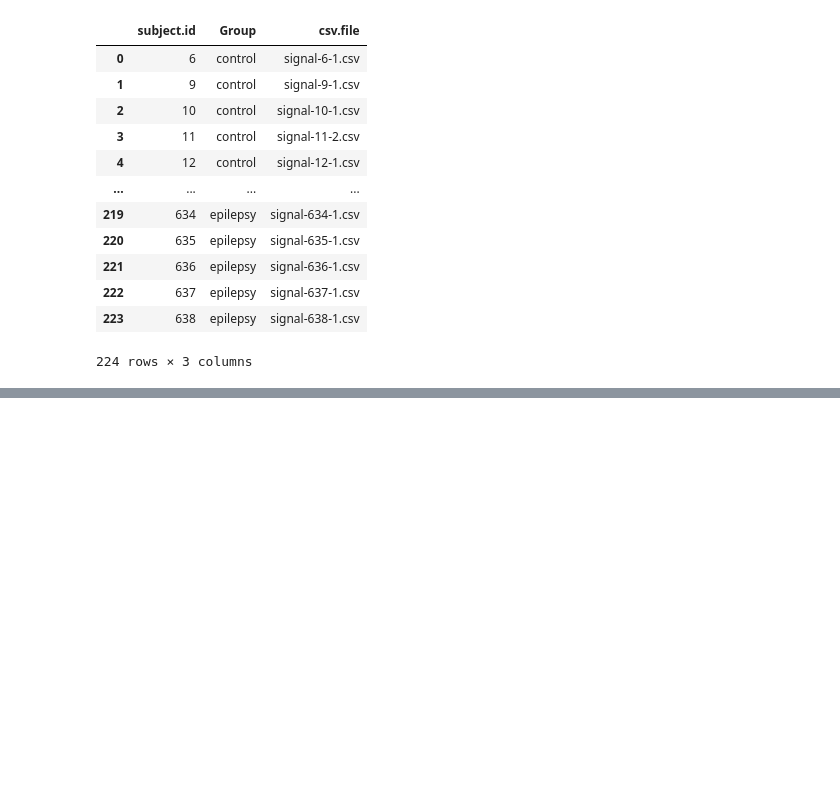
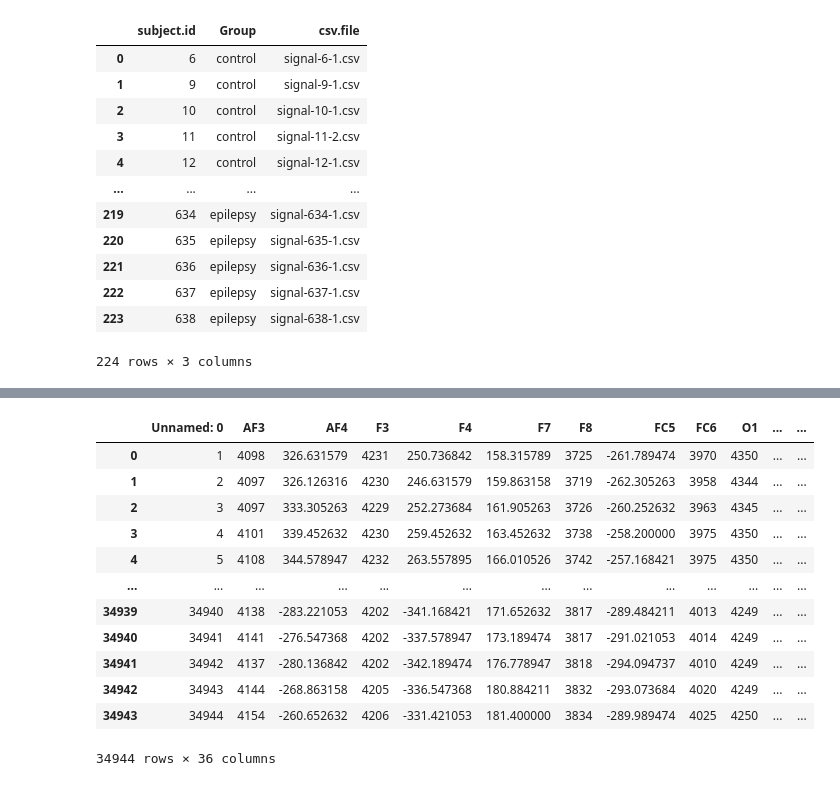
Before and after one commit to Agusschajris/Proyecto-4to-SinapsIA, a Jupyter notebook: IA/Agus/New data.ipynb, the cells around one changed output, grey strips where cells are left out. Cells and saved outputs as stored; diff of their text form; code cells hidden in the pictures; blank space fills up the shorter version.

```diff
--- a/IA/Agus/New data.ipynb
+++ b/IA/Agus/New data.ipynb
@@ -163,0 +214,17 @@ dataset
+# %%
+prueba = pd.read_csv('C:\\Users\\47575909\\Desktop\\EEGs_Nigeria\\signal-638-1.csv')
+prueba
+# %% [output]
+|  | Unnamed: 0 | AF3 | AF4 | F3 | F4 | F7 | F8 | FC5 | FC6 | O1 | ... | ... |
+| 0 | 1 | 4098 | 326.631579 | 4231 | 250.736842 | 158.315789 | 3725 | -261.789474 | 3970 | 4350 | ... | ... |
+| 1 | 2 | 4097 | 326.126316 | 4230 | 246.631579 | 159.863158 | 3719 | -262.305263 | 3958 | 4344 | ... | ... |
+| 2 | 3 | 4097 | 333.305263 | 4229 | 252.273684 | 161.905263 | 3726 | -260.252632 | 3963 | 4345 | ... | ... |
+| 3 | 4 | 4101 | 339.452632 | 4230 | 259.452632 | 163.452632 | 3738 | -258.200000 | 3975 | 4350 | ... | ... |
+| 4 | 5 | 4108 | 344.578947 | 4232 | 263.557895 | 166.010526 | 3742 | -257.168421 | 3975 | 4350 | ... | ... |
+| ... | ... | ... | ... | ... | ... | ... | ... | ... | ... | ... | ... | ... |
+| 34939 | 34940 | 4138 | -283.221053 | 4202 | -341.168421 | 171.652632 | 3817 | -289.484211 | 4013 | 4249 | ... | ... |
+| 34940 | 34941 | 4141 | -276.547368 | 4202 | -337.578947 | 173.189474 | 3817 | -291.021053 | 4014 | 4249 | ... | ... |
+| 34941 | 34942 | 4137 | -280.136842 | 4202 | -342.189474 | 176.778947 | 3818 | -294.094737 | 4010 | 4249 | ... | ... |
+| 34942 | 34943 | 4144 | -268.863158 | 4205 | -336.547368 | 180.884211 | 3832 | -293.073684 | 4020 | 4249 | ... | ... |
+| 34943 | 34944 | 4154 | -260.652632 | 4206 | -331.421053 | 181.400000 | 3834 | -289.989474 | 4025 | 4250 | ... | ... |
+34944 rows × 36 columns
```
Also changed, not shown: parts of 9 cells of this notebook, 1 other file.
